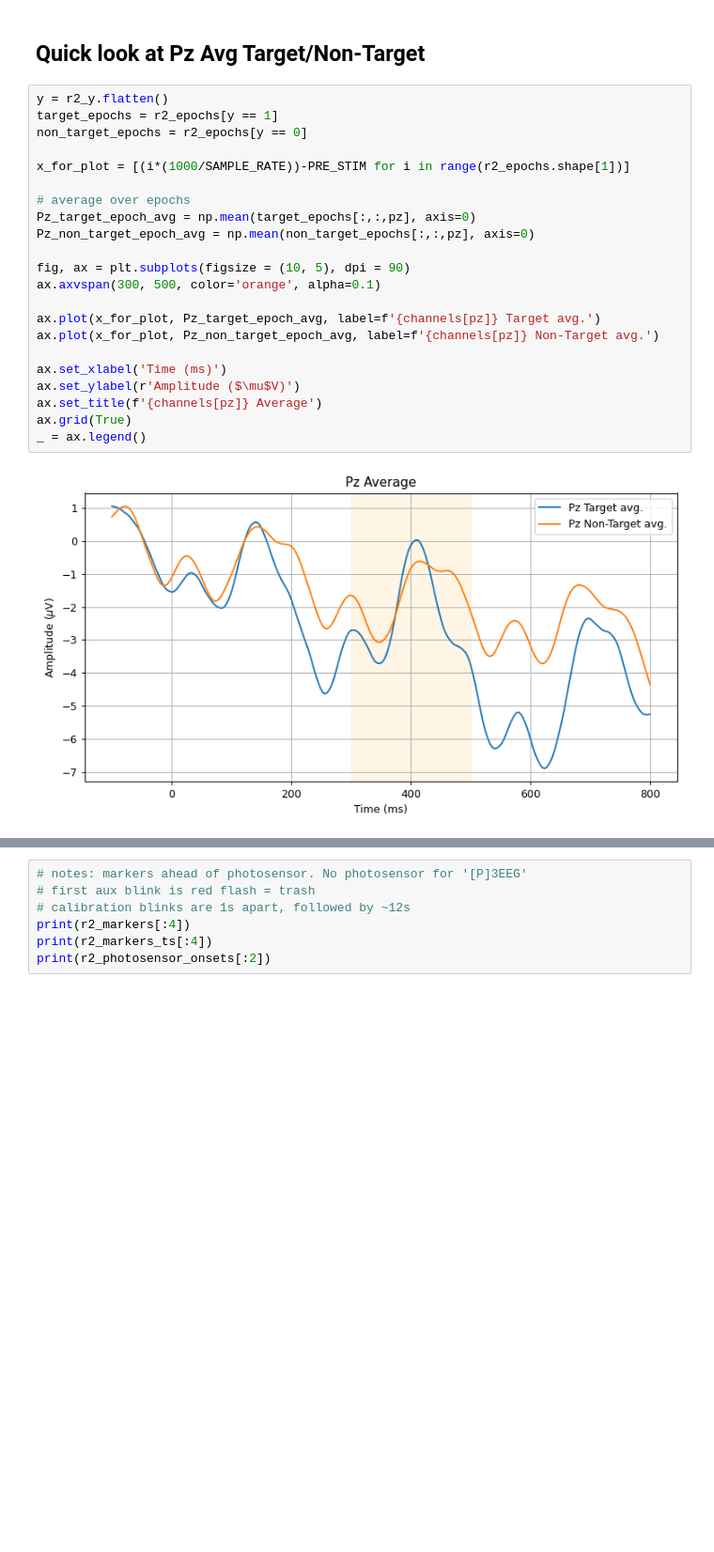
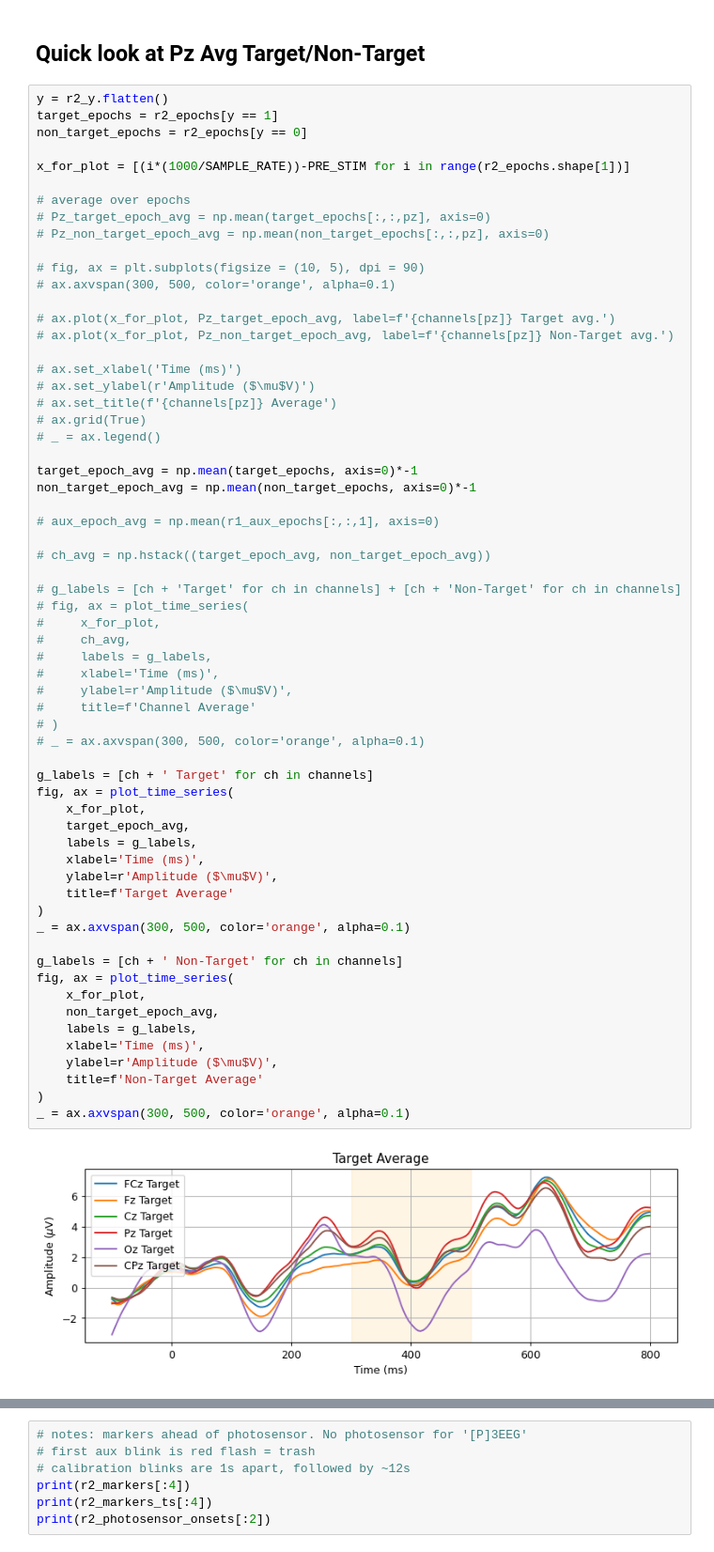
Before and after one commit to Surfincolin/openbci-standards, a Jupyter notebook: Speller_Learn.ipynb, the cells around one changed output, grey strips where cells are left out. Shown: that part at 94% size. Drawn from its saved outputs; the diff is of its cells as text; blank space fills up the shorter version.

```diff
--- a/Speller_Learn.ipynb
+++ b/Speller_Learn.ipynb
@@ -358,24 +361,64 @@ r2_epochs = prepare_epochs(r2_epochs, SAMPLE_RATE)
 # %%
 y = r2_y.flatten()
 target_epochs = r2_epochs[y == 1]
 non_target_epochs = r2_epochs[y == 0]
 
 x_for_plot = [(i*(1000/SAMPLE_RATE))-PRE_STIM for i in range(r2_epochs.shape[1])]
 
 # average over epochs
-Pz_target_epoch_avg = np.mean(target_epochs[:,:,pz], axis=0)
-Pz_non_target_epoch_avg = np.mean(non_target_epochs[:,:,pz], axis=0)
+# Pz_target_epoch_avg = np.mean(target_epochs[:,:,pz], axis=0)
+# Pz_non_target_epoch_avg = np.mean(non_target_epochs[:,:,pz], axis=0)
 
-fig, ax = plt.subplots(figsize = (10, 5), dpi = 90)
-ax.axvspan(300, 500, color='orange', alpha=0.1)
+# fig, ax = plt.subplots(figsize = (10, 5), dpi = 90)
+# ax.axvspan(300, 500, color='orange', alpha=0.1)
 
-ax.plot(x_for_plot, Pz_target_epoch_avg, label=f'{channels[pz]} Target avg.')
-ax.plot(x_for_plot, Pz_non_target_epoch_avg, label=f'{channels[pz]} Non-Target avg.')
+# ax.plot(x_for_plot, Pz_target_epoch_avg, label=f'{channels[pz]} Target avg.')
+# ax.plot(x_for_plot, Pz_non_target_epoch_avg, label=f'{channels[pz]} Non-Target avg.')
 
-ax.set_xlabel('Time (ms)')
-ax.set_ylabel(r'Amplitude ($\mu$V)')
-ax.set_title(f'{channels[pz]} Average')
-ax.grid(True)
-_ = ax.legend()
+# ax.set_xlabel('Time (ms)')
+# ax.set_ylabel(r'Amplitude ($\mu$V)')
+# ax.set_title(f'{channels[pz]} Average')
+# ax.grid(True)
+# _ = ax.legend()
+
+target_epoch_avg = np.mean(target_epochs, axis=0)*-1
+non_target_epoch_avg = np.mean(non_target_epochs, axis=0)*-1
+
+# aux_epoch_avg = np.mean(r1_aux_epochs[:,:,1], axis=0)
+
+# ch_avg = np.hstack((target_epoch_avg, non_target_epoch_avg))
+
+# g_labels = [ch + 'Target' for ch in channels] + [ch + 'Non-Target' for ch in channels]
+# fig, ax = plot_time_series(
+#     x_for_plot,
+#     ch_avg,
+#     labels = g_labels,
+#     xlabel='Time (ms)',
+#     ylabel=r'Amplitude ($\mu$V)',
+#     title=f'Channel Average'
+# )
+# _ = ax.axvspan(300, 500, color='orange', alpha=0.1)
+
+g_labels = [ch + ' Target' for ch in channels]
+fig, ax = plot_time_series(
+    x_for_plot,
+    target_epoch_avg,
+    labels = g_labels,
+    xlabel='Time (ms)',
+    ylabel=r'Amplitude ($\mu$V)',
+    title=f'Target Average'
+)
+_ = ax.axvspan(300, 500, color='orange', alpha=0.1)
+
+g_labels = [ch + ' Non-Target' for ch in channels]
+fig, ax = plot_time_series(
+    x_for_plot,
+    non_target_epoch_avg,
+    labels = g_labels,
+    xlabel='Time (ms)',
+    ylabel=r'Amplitude ($\mu$V)',
+    title=f'Non-Target Average'
+)
+_ = ax.axvspan(300, 500, color='orange', alpha=0.1)
 # %% [output]
-[figure, old version]
+[figure, new version]
```
Also changed, not shown: parts of 3 cells of this notebook, 2 other files.
